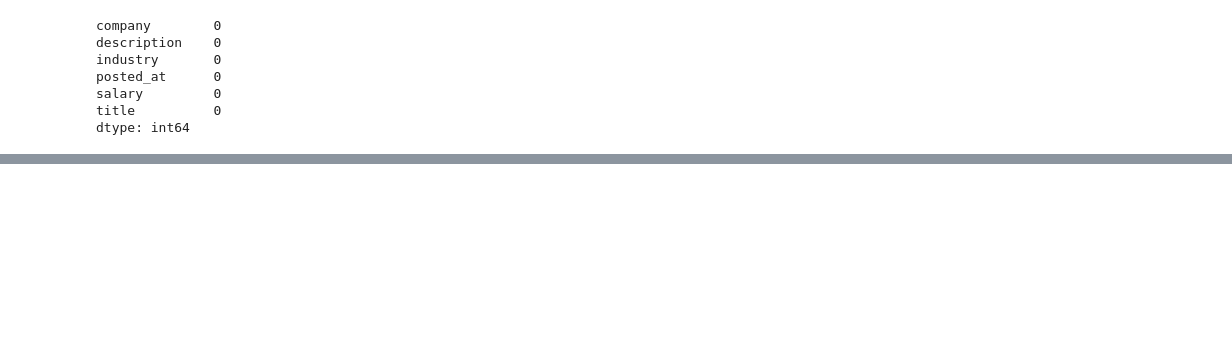
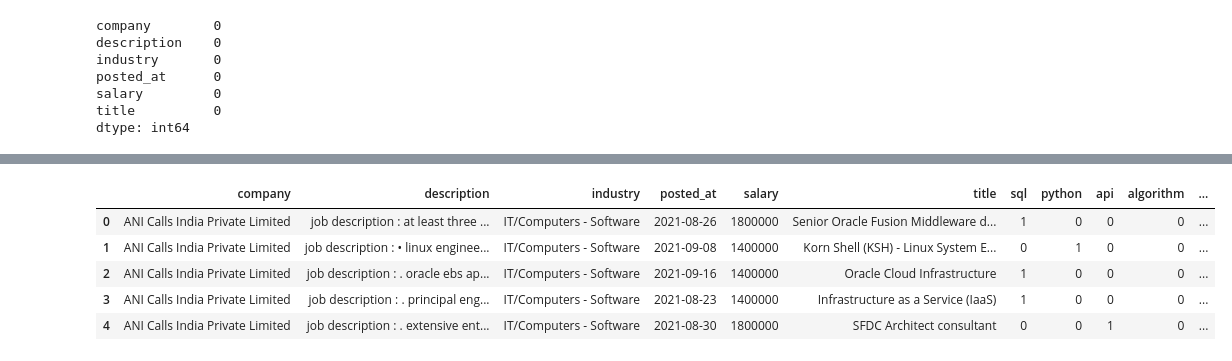
Before and after one commit to rkp678/Project2_GroupC, a Jupyter notebook: starter_code.ipynb, the cells around one changed output, grey strips where cells are left out. Saved outputs shown, nothing was run; the diff lists cells and outputs as text; code cells hidden in the pictures; blank space fills up the shorter version.

```diff
--- a/starter_code.ipynb
+++ b/starter_code.ipynb
@@ -104,15 +116,3 @@ posted_at      0
 salary         0
 title          0
 dtype: int64
-# %%
-# Add columns for skills learned in Bootcamp
-df["SQL"] = 0
-df["Python"] = 0
-df["Pandas"] = 0
-df["API"] = 0
-df["Machine Learning"] = 0
-df["Artificial Intelligence"] = 0
-df["Blockchain"] = 0
-df["Solidity"] = 0
-df["Financial Modeling"] = 0
-df["Algorithmic Trading"] = 0
@@ -130,0 +119,9 @@ df.head()
+# %%
+# Creating Keywords for Searching
+keywords_sql = "sql|oracle|database|db|datawarehouse|datawarehousing"
+keywords_python = "python|scripting"
+keywords_api = "api"
+keywords_algorithm = "algorithm|algorithmic"
+keywords_aws = "aws|amazon web services"
+keywords_forecast = "forecast|predict"
+keywords_bigdata = "bigdata|big data"
@@ -130,0 +147,12 @@ df.head()
+# %%
+# Drop all rows where all keywords equal 0
+df_updated = df[~(df[['sql','python','api','algorithm','aws','forecast','bigdata']] == 0).all(axis=1)]
+df_updated.reset_index(drop=True, inplace=True)
+df_updated.head()
+# %% [output]
+|  | company | description | industry | posted_at | salary | title | sql | python | api | algorithm | ... |
+| 0 | ANI Calls India Private Limited | job description : at least three ... | IT/Computers - Software | 2021-08-26 | 1800000 | Senior Oracle Fusion Middleware d... | 1 | 0 | 0 | 0 | ... |
+| 1 | ANI Calls India Private Limited | job description : • linux enginee... | IT/Computers - Software | 2021-09-08 | 1400000 | Korn Shell (KSH) - Linux System E... | 0 | 1 | 0 | 0 | ... |
+| 2 | ANI Calls India Private Limited | job description : . oracle ebs ap... | IT/Computers - Software | 2021-09-16 | 1400000 | Oracle Cloud Infrastructure | 1 | 0 | 0 | 0 | ... |
+| 3 | ANI Calls India Private Limited | job description : . principal eng... | IT/Computers - Software | 2021-08-23 | 1400000 | Infrastructure as a Service (IaaS) | 1 | 0 | 0 | 0 | ... |
+| 4 | ANI Calls India Private Limited | job description : . extensive ent... | IT/Computers - Software | 2021-08-30 | 1800000 | SFDC Architect consultant | 0 | 0 | 1 | 0 | ... |
```
Also changed, not shown: parts of 31 cells of this notebook, 2 other files.
